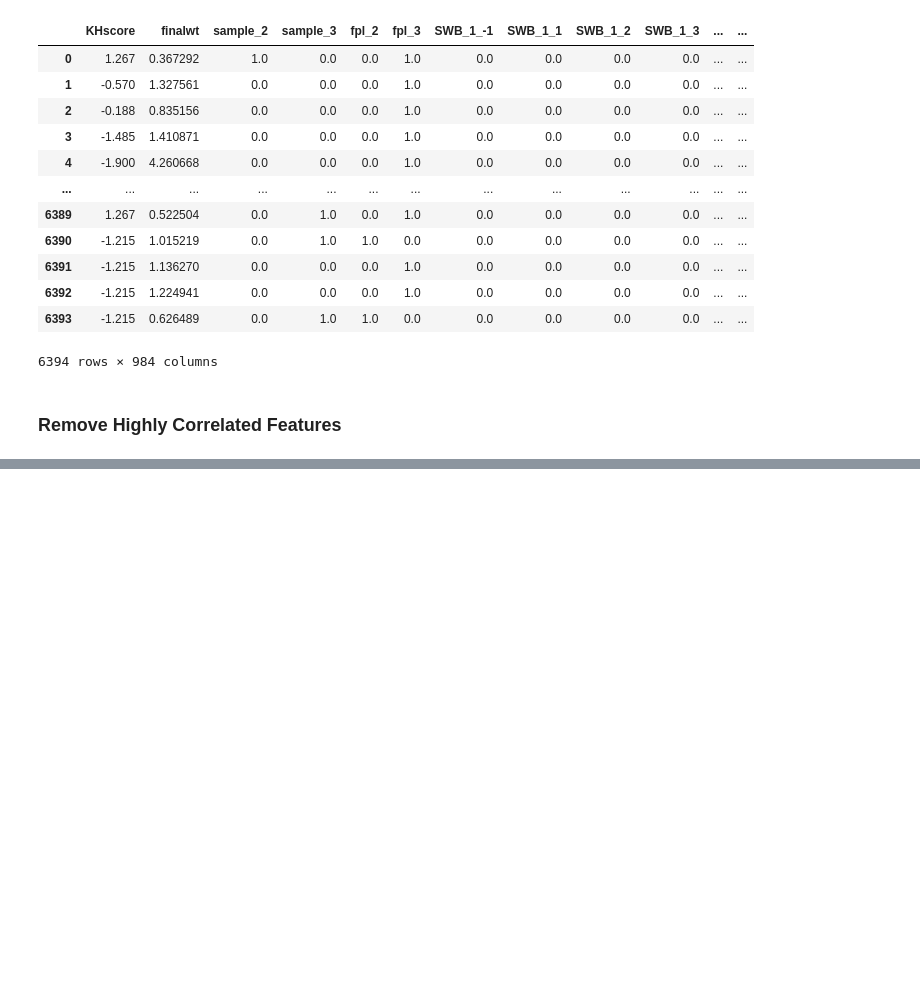
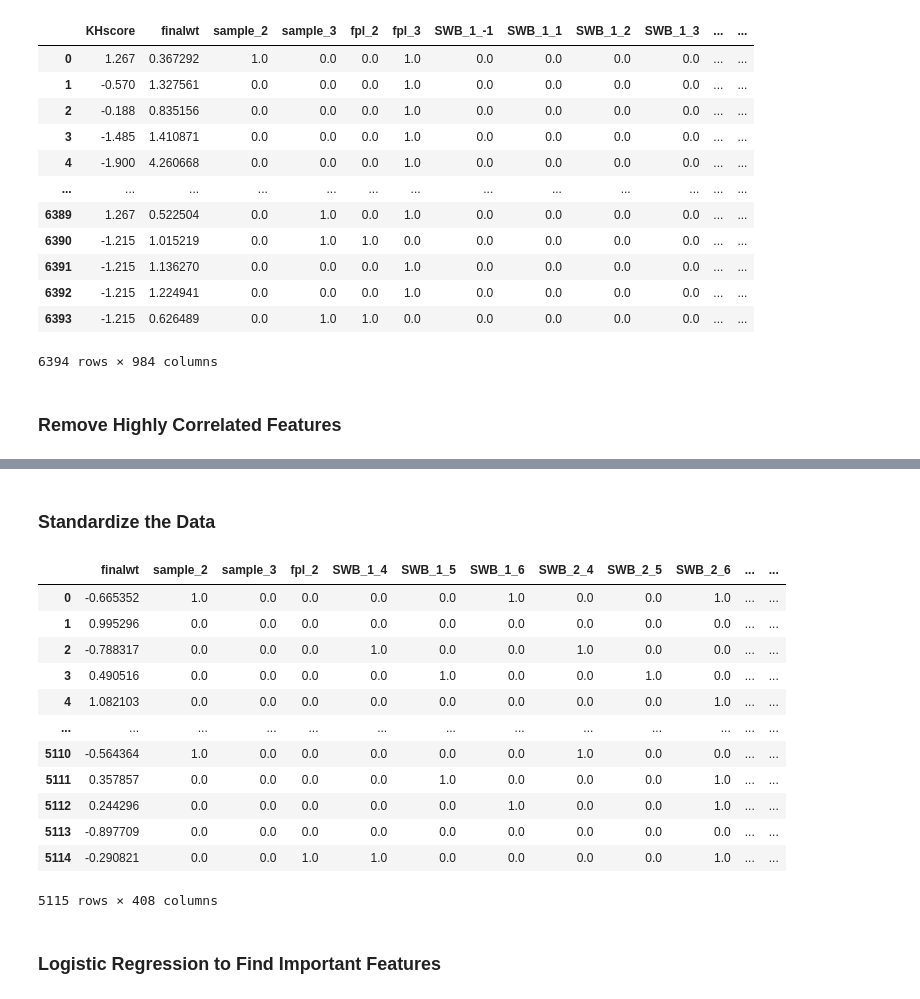
Before and after one commit to itsGarrin/prepaid-card-marketing, a Jupyter notebook: notebook/prepaid-card-marketing.ipynb, the cells around one changed output, grey strips where cells are left out. Drawn from its saved outputs; the diff is of its cells as text; code cells hidden in the pictures; blank space fills up the shorter version.

```diff
--- a/notebook/prepaid-card-marketing.ipynb
+++ b/notebook/prepaid-card-marketing.ipynb
@@ -155,0 +197,32 @@ KeyboardInterrupt:
+# %% [markdown]
+### Standardize the Data
+# %%
+# standardize the data
+# only standardize the "finalwt" column
+scaler = StandardScaler()
+X_train_scaled = X_train.copy()
+X_test_scaled = X_test.copy()
+
+X_train_scaled['finalwt'] = scaler.fit_transform(X_train[['finalwt']])
+X_test_scaled['finalwt'] = scaler.transform(X_test[['finalwt']])
+
+# reset index
+X_train_scaled.reset_index(drop=True, inplace=True)
+X_test_scaled.reset_index(drop=True, inplace=True)
+X_train_scaled
+# %% [output]
+|  | finalwt | sample_2 | sample_3 | fpl_2 | SWB_1_4 | SWB_1_5 | SWB_1_6 | SWB_2_4 | SWB_2_5 | SWB_2_6 | ... | ... |
+| 0 | -0.665352 | 1.0 | 0.0 | 0.0 | 0.0 | 0.0 | 1.0 | 0.0 | 0.0 | 1.0 | ... | ... |
+| 1 | 0.995296 | 0.0 | 0.0 | 0.0 | 0.0 | 0.0 | 0.0 | 0.0 | 0.0 | 0.0 | ... | ... |
+| 2 | -0.788317 | 0.0 | 0.0 | 0.0 | 1.0 | 0.0 | 0.0 | 1.0 | 0.0 | 0.0 | ... | ... |
+| 3 | 0.490516 | 0.0 | 0.0 | 0.0 | 0.0 | 1.0 | 0.0 | 0.0 | 1.0 | 0.0 | ... | ... |
+| 4 | 1.082103 | 0.0 | 0.0 | 0.0 | 0.0 | 0.0 | 0.0 | 0.0 | 0.0 | 1.0 | ... | ... |
+| ... | ... | ... | ... | ... | ... | ... | ... | ... | ... | ... | ... | ... |
+| 5110 | -0.564364 | 1.0 | 0.0 | 0.0 | 0.0 | 0.0 | 0.0 | 1.0 | 0.0 | 0.0 | ... | ... |
+| 5111 | 0.357857 | 0.0 | 0.0 | 0.0 | 0.0 | 1.0 | 0.0 | 0.0 | 0.0 | 1.0 | ... | ... |
+| 5112 | 0.244296 | 0.0 | 0.0 | 0.0 | 0.0 | 0.0 | 1.0 | 0.0 | 0.0 | 1.0 | ... | ... |
+| 5113 | -0.897709 | 0.0 | 0.0 | 0.0 | 0.0 | 0.0 | 0.0 | 0.0 | 0.0 | 0.0 | ... | ... |
+| 5114 | -0.290821 | 0.0 | 0.0 | 1.0 | 1.0 | 0.0 | 0.0 | 0.0 | 0.0 | 1.0 | ... | ... |
+5115 rows × 408 columns
+# %% [markdown]
+### Logistic Regression to Find Important Features
```
Also changed, not shown: parts of 7 cells of this notebook, 1 other file.
